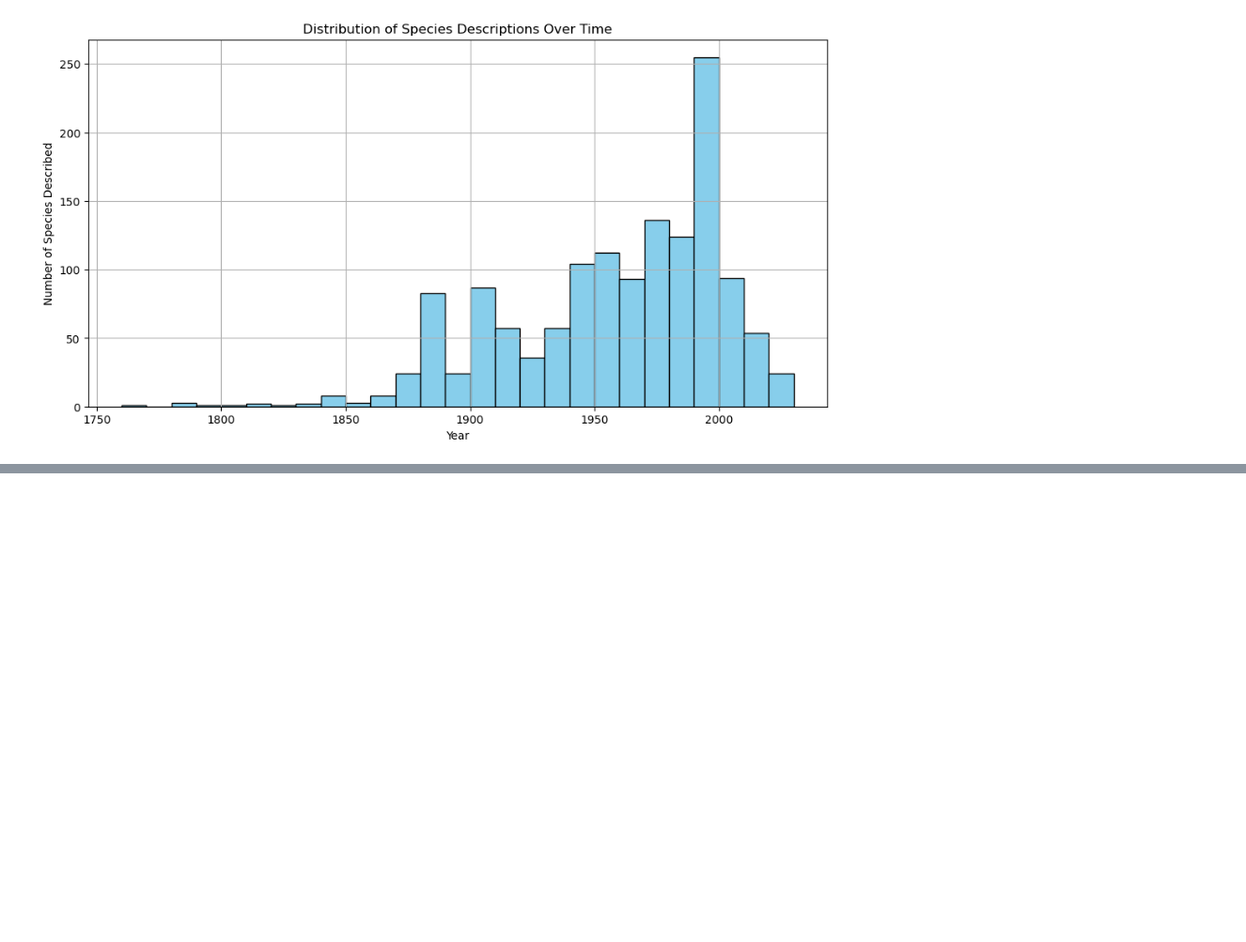
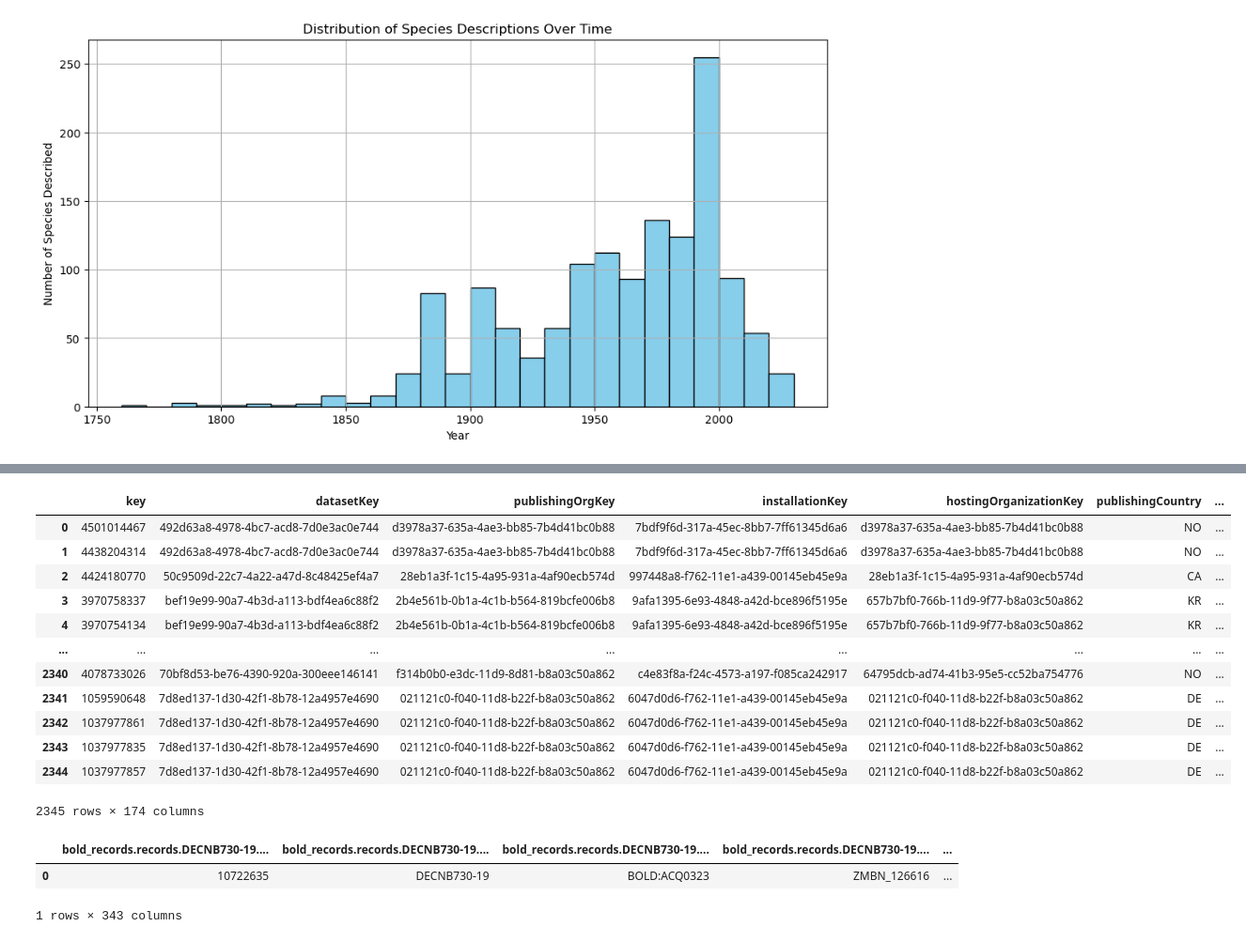
Before and after one commit to riccaran/pycnogonida, a Jupyter notebook: pycnogonida.ipynb, the cells around one changed output, grey strips where cells are left out. Shown at 94% size. Drawn from its saved outputs; the diff is of its cells as text; code cells hidden in the pictures; blank space fills up the shorter version.

```diff
--- a/pycnogonida.ipynb
+++ b/pycnogonida.ipynb
@@ -265,0 +184,22 @@ for species_name in tqdm(pycnogonida["scientificname"], desc='GenBank data retri
+# %%
+species_info['gbif']
+# %% [output]
+|  | key | datasetKey | publishingOrgKey | installationKey | hostingOrganizationKey | publishingCountry | ... |
+| 0 | 4501014467 | 492d63a8-4978-4bc7-acd8-7d0e3ac0e744 | d3978a37-635a-4ae3-bb85-7b4d41bc0b88 | 7bdf9f6d-317a-45ec-8bb7-7ff61345d6a6 | d3978a37-635a-4ae3-bb85-7b4d41bc0b88 | NO | ... |
+| 1 | 4438204314 | 492d63a8-4978-4bc7-acd8-7d0e3ac0e744 | d3978a37-635a-4ae3-bb85-7b4d41bc0b88 | 7bdf9f6d-317a-45ec-8bb7-7ff61345d6a6 | d3978a37-635a-4ae3-bb85-7b4d41bc0b88 | NO | ... |
+| 2 | 4424180770 | 50c9509d-22c7-4a22-a47d-8c48425ef4a7 | 28eb1a3f-1c15-4a95-931a-4af90ecb574d | 997448a8-f762-11e1-a439-00145eb45e9a | 28eb1a3f-1c15-4a95-931a-4af90ecb574d | CA | ... |
+| 3 | 3970758337 | bef19e99-90a7-4b3d-a113-bdf4ea6c88f2 | 2b4e561b-0b1a-4c1b-b564-819bcfe006b8 | 9afa1395-6e93-4848-a42d-bce896f5195e | 657b7bf0-766b-11d9-9f77-b8a03c50a862 | KR | ... |
+| 4 | 3970754134 | bef19e99-90a7-4b3d-a113-bdf4ea6c88f2 | 2b4e561b-0b1a-4c1b-b564-819bcfe006b8 | 9afa1395-6e93-4848-a42d-bce896f5195e | 657b7bf0-766b-11d9-9f77-b8a03c50a862 | KR | ... |
+| ... | ... | ... | ... | ... | ... | ... | ... |
+| 2340 | 4078733026 | 70bf8d53-be76-4390-920a-300eee146141 | f314b0b0-e3dc-11d9-8d81-b8a03c50a862 | c4e83f8a-f24c-4573-a197-f085ca242917 | 64795dcb-ad74-41b3-95e5-cc52ba754776 | NO | ... |
+| 2341 | 1059590648 | 7d8ed137-1d30-42f1-8b78-12a4957e4690 | 021121c0-f040-11d8-b22f-b8a03c50a862 | 6047d0d6-f762-11e1-a439-00145eb45e9a | 021121c0-f040-11d8-b22f-b8a03c50a862 | DE | ... |
+| 2342 | 1037977861 | 7d8ed137-1d30-42f1-8b78-12a4957e4690 | 021121c0-f040-11d8-b22f-b8a03c50a862 | 6047d0d6-f762-11e1-a439-00145eb45e9a | 021121c0-f040-11d8-b22f-b8a03c50a862 | DE | ... |
+| 2343 | 1037977835 | 7d8ed137-1d30-42f1-8b78-12a4957e4690 | 021121c0-f040-11d8-b22f-b8a03c50a862 | 6047d0d6-f762-11e1-a439-00145eb45e9a | 021121c0-f040-11d8-b22f-b8a03c50a862 | DE | ... |
+| 2344 | 1037977857 | 7d8ed137-1d30-42f1-8b78-12a4957e4690 | 021121c0-f040-11d8-b22f-b8a03c50a862 | 6047d0d6-f762-11e1-a439-00145eb45e9a | 021121c0-f040-11d8-b22f-b8a03c50a862 | DE | ... |
+2345 rows × 174 columns
+# %%
+species_info['bold']
+# %% [output]
+|  | bold_records.records.DECNB730-19.... | bold_records.records.DECNB730-19.... | bold_records.records.DECNB730-19.... | bold_records.records.DECNB730-19.... | ... |
+| 0 | 10722635 | DECNB730-19 | BOLD:ACQ0323 | ZMBN_126616 | ... |
+1 rows × 343 columns
```
Also changed, not shown: parts of 13 cells of this notebook, 2 other files.
